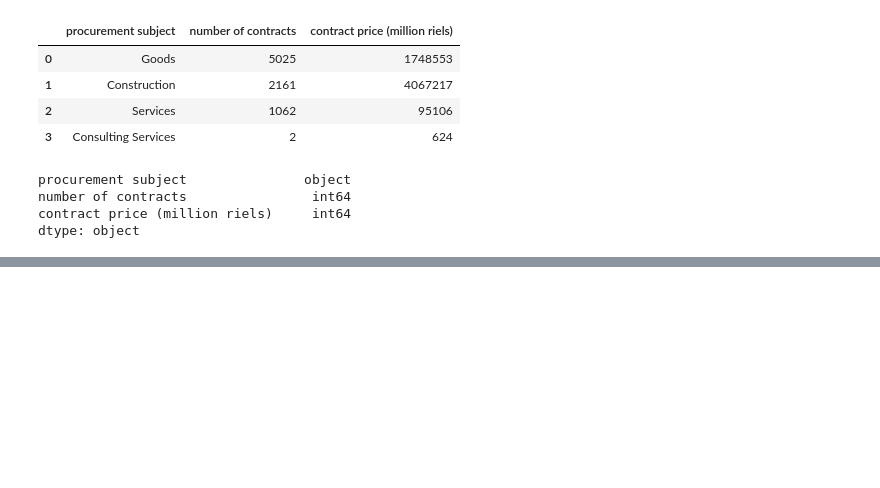
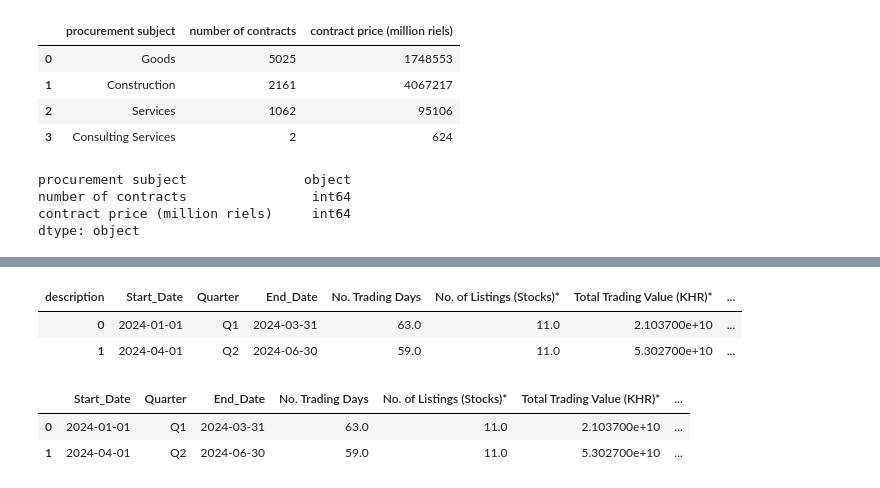
Before and after one commit to KrySenghort/Data-Cleaning-Data-EF, a Jupyter notebook: Code3.ipynb, the cells around one changed output, grey strips where cells are left out. Cells and saved outputs as stored; diff of their text form; code cells hidden in the pictures; blank space fills up the shorter version.

```diff
--- a/Code3.ipynb
+++ b/Code3.ipynb
@@ -139,0 +198,8 @@ df.to_csv("35-Statistic by Procurement type in 2023.csv", index=False)
+# %%
+# Fix the format from 'q1 2014' to '2014Q1'
+df_transposed['Quarter'] = df_transposed['Quarter'].str.extract(r'([qQ]\d\s\d{4})')  # Extract clean quarter format
+df_transposed['Quarter'] = df_transposed['Quarter'].str.replace(r'[qQ](\d)\s(\d{4})', r'\2Q\1', regex=True)
+
+# Convert to datetime at the beginning of each quarter
+df_transposed['Quarter'] = pd.PeriodIndex(df_transposed['Quarter'], freq='Q').to_timestamp()
+df_transposed
@@ -139,0 +210,3 @@ df.to_csv("35-Statistic by Procurement type in 2023.csv", index=False)
+# %%
+df_transposed = df_transposed.rename(columns={'Quarter': 'Start_Date'})
+df_transposed
@@ -139,0 +217,3 @@ df.to_csv("35-Statistic by Procurement type in 2023.csv", index=False)
+# %%
+df_transposed['Quarter'] = ['Q1', 'Q2']
+df_transposed
@@ -139,0 +224,4 @@ df.to_csv("35-Statistic by Procurement type in 2023.csv", index=False)
+# %%
+# Calculate the end of the quarter using pandas' PeriodIndex
+df_transposed['End_Date'] = pd.PeriodIndex(df_transposed['Start_Date'], freq='Q').end_time.strftime('%Y-%m-%d')
+df_transposed
@@ -139,0 +247,20 @@ df.to_csv("35-Statistic by Procurement type in 2023.csv", index=False)
+# %%
+# Define the new column order
+new_order = ['Start_Date', 'Quarter', 'End_Date',
+ 'No. Trading Days',
+ 'No. of Listings (Stocks)*',
+ 'Total Trading Value (KHR)*',
+ 'Total Trading Volume (Shares)*',
+ 'Daily Average (KHR)*',
+ 'Market Capitalization (KHR)*',
+ 'Full Market Capitalization (KHR)*',
+ 'Closing Index',
+ ]
+
+# Reorganize the columns
+df_transposed = df_transposed[new_order]
+df_transposed
+# %% [output]
+| description | Start_Date | Quarter | End_Date | No. Trading Days | No. of Listings (Stocks)* | Total Trading Value (KHR)* | ... |
+| 0 | 2024-01-01 | Q1 | 2024-03-31 | 63.0 | 11.0 | 2.103700e+10 | ... |
+| 1 | 2024-04-01 | Q2 | 2024-06-30 | 59.0 | 11.0 | 5.302700e+10 | ... |
@@ -139,0 +269,8 @@ df.to_csv("35-Statistic by Procurement type in 2023.csv", index=False)
+# %%
+import pandas as pd
+df = pd.read_csv("45-Statistic Report Equity Securities, 2024.csv")
+df
+# %% [output]
+|  | Start_Date | Quarter | End_Date | No. Trading Days | No. of Listings (Stocks)* | Total Trading Value (KHR)* | ... |
+| 0 | 2024-01-01 | Q1 | 2024-03-31 | 63.0 | 11.0 | 2.103700e+10 | ... |
+| 1 | 2024-04-01 | Q2 | 2024-06-30 | 59.0 | 11.0 | 5.302700e+10 | ... |
```
Also changed, not shown: parts of 12 cells of this notebook, 11 other files.
